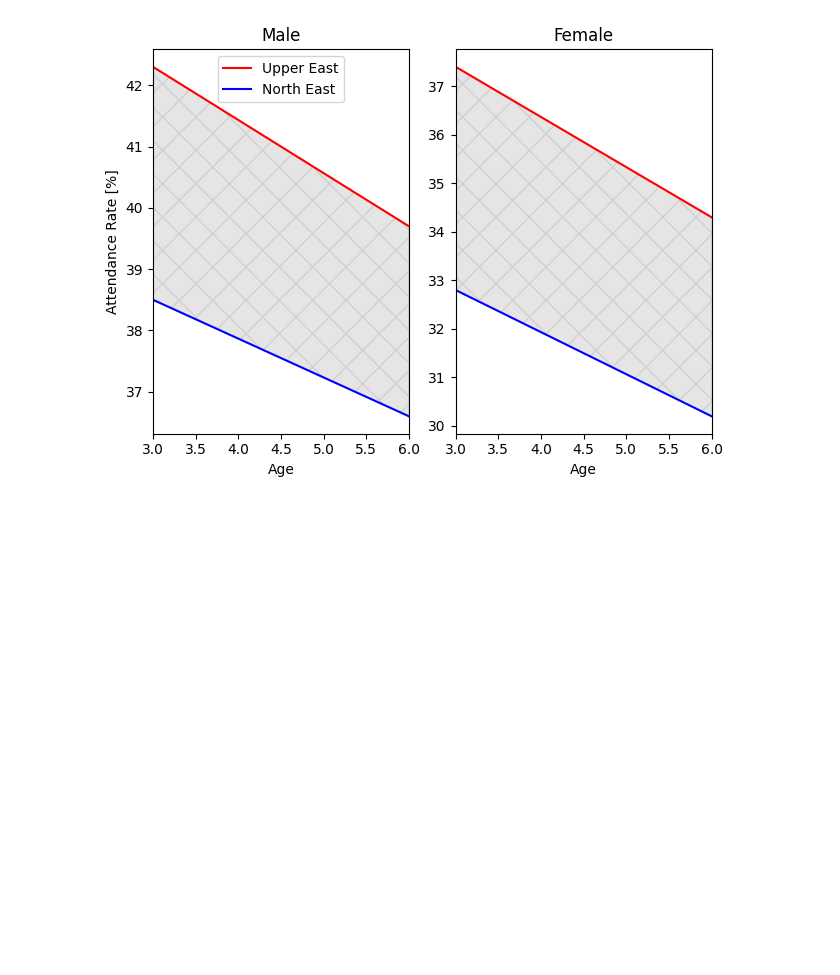
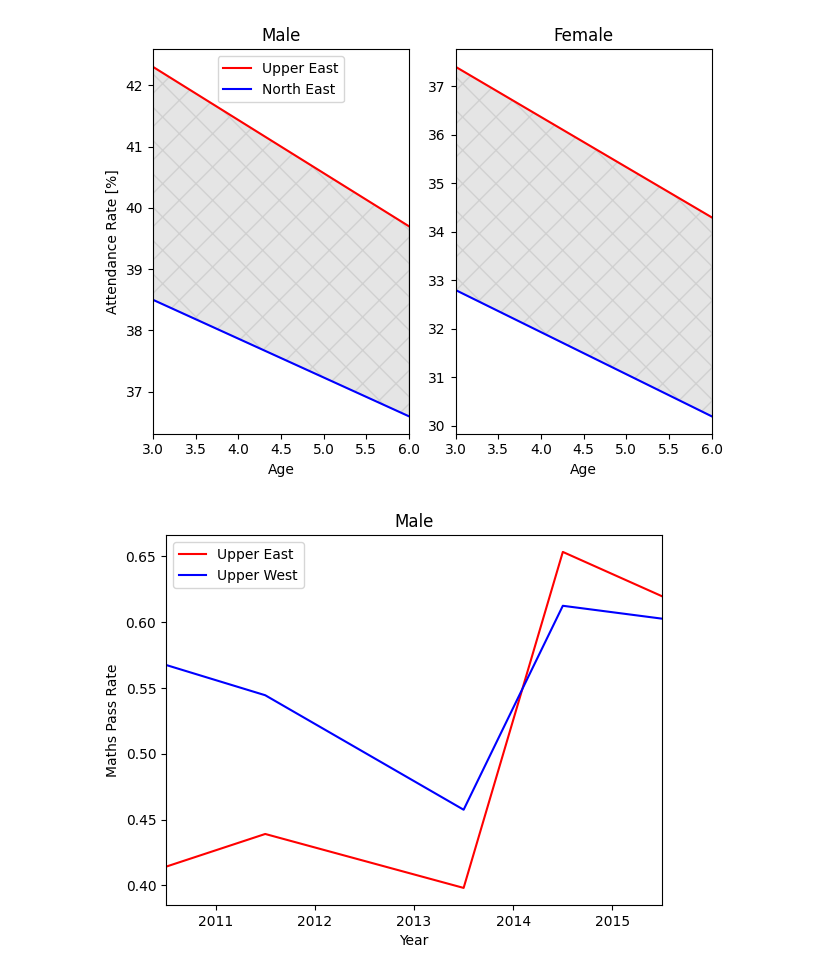
Before and after one commit to dfglondon24/Team-2, a Jupyter notebook: Literacy_Education.ipynb, the cells around one changed output. Drawn from its saved outputs; the diff is of its cells as text; code cells hidden in the pictures; blank space fills up the shorter version.

Commit message:
New plots

```diff
--- a/Literacy_Education.ipynb
+++ b/Literacy_Education.ipynb
@@ -98,3 +99,45 @@ plt.tight_layout()
 plt.show()
 # %% [output]
 [figure]
+# %%
+#years = ['2010_2011', '2011_2012', '2012_2013', '2013_2014', '2014_2015', '2015_2016']
+#numeric_year = [2010.5, 2011.5, 2012.5, 2013.5, 2014.5, 2015.5]
+
+years = ['2010_2011', '2011_2012', '2013_2014', '2014_2015', '2015_2016']
+numeric_year = [2010.5, 2011.5, 2013.5, 2014.5, 2015.5]
+
+maths_data_dep = -np.ones((len(years), len(variables)))
+maths_data_con = -np.ones((len(years), len(variables)))
+
+variables = ['MathsTotal_Male', 'MathsTotal_Female', 'MathsPass_Male', 'MathsPass_Female']
+
+for i, year in enumerate(years):
+
+    df = pd.read_csv('Census_Data/Basic Schs ' + year + '-Table 1.csv')
+
+    if 'region' in list(df.columns):
+        df_upper_east = df[df['region'] == 'UPPER EAST']
+        df_upper_west = df[df['region'] == 'UPPER WEST']
+    elif 'Region' in list(df.columns):
+        df_upper_east = df[df['Region'] == 'UPPER EAST']
+        df_upper_west = df[df['Region'] == 'UPPER WEST']
+    else:
+        print("Error")
+
+    for j, variable in enumerate(variables):
+        if variable in df_upper_east.columns:
+            maths_data_dep[i][j] = np.sum(df_upper_east[variable])
+        if variable in df_upper_west.columns:
+            maths_data_con[i][j] = np.sum(df_upper_west[variable])
+# %%
+plt.plot(numeric_year, maths_data_dep[:, 2] / maths_data_dep[:, 0], color='red', label='Upper East')
+plt.plot(numeric_year, maths_data_con[:, 2] / maths_data_con[:, 0], color='blue', label='Upper West')
+
+plt.xlim([numeric_year[0], numeric_year[-1]])
+plt.title('Male')
+plt.xlabel('Year')
+plt.ylabel('Maths Pass Rate')
+plt.legend()
+plt.show()
+# %% [output]
+[figure, added]
```
Also changed, not shown: parts of 2 cells of this notebook.
